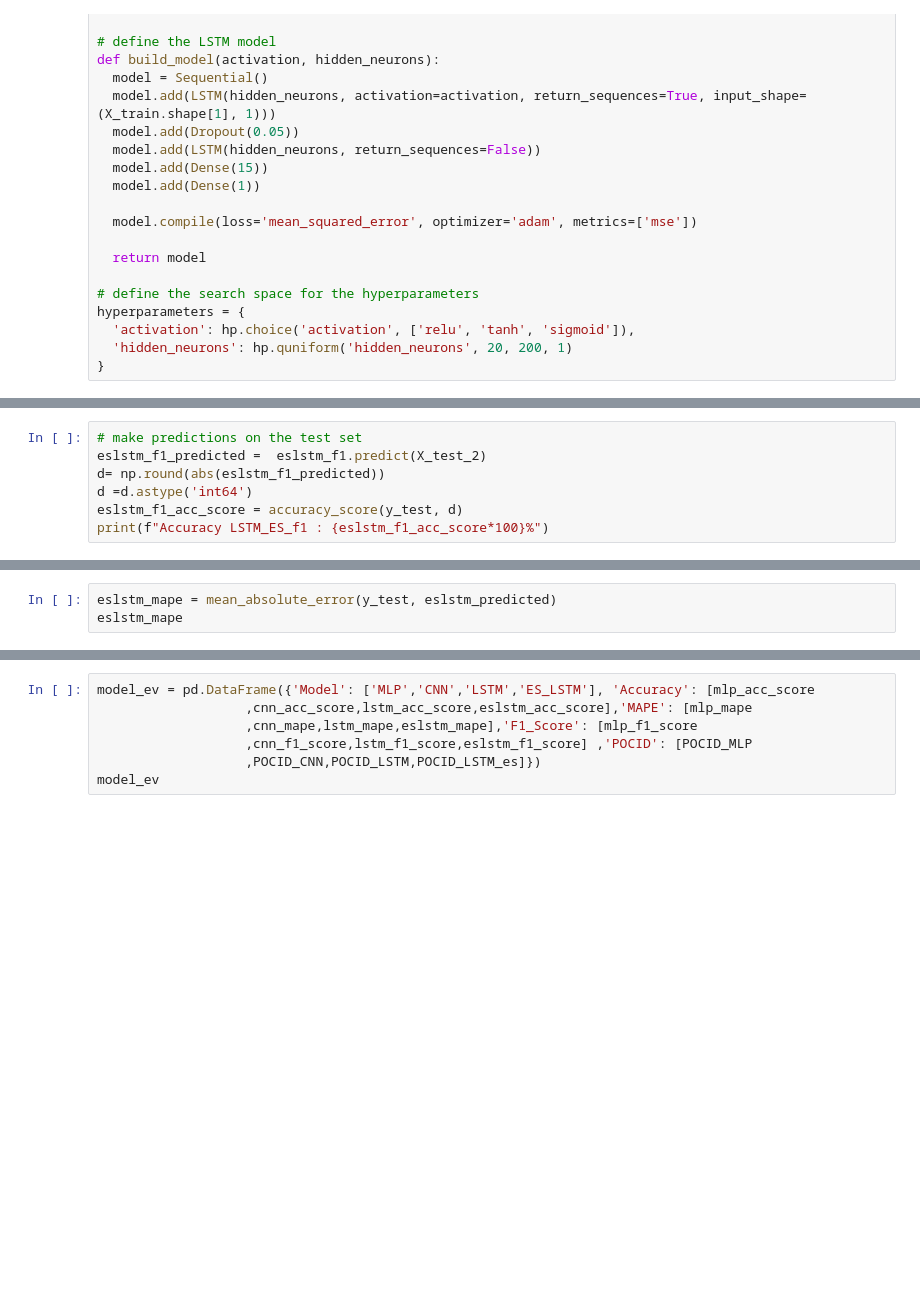
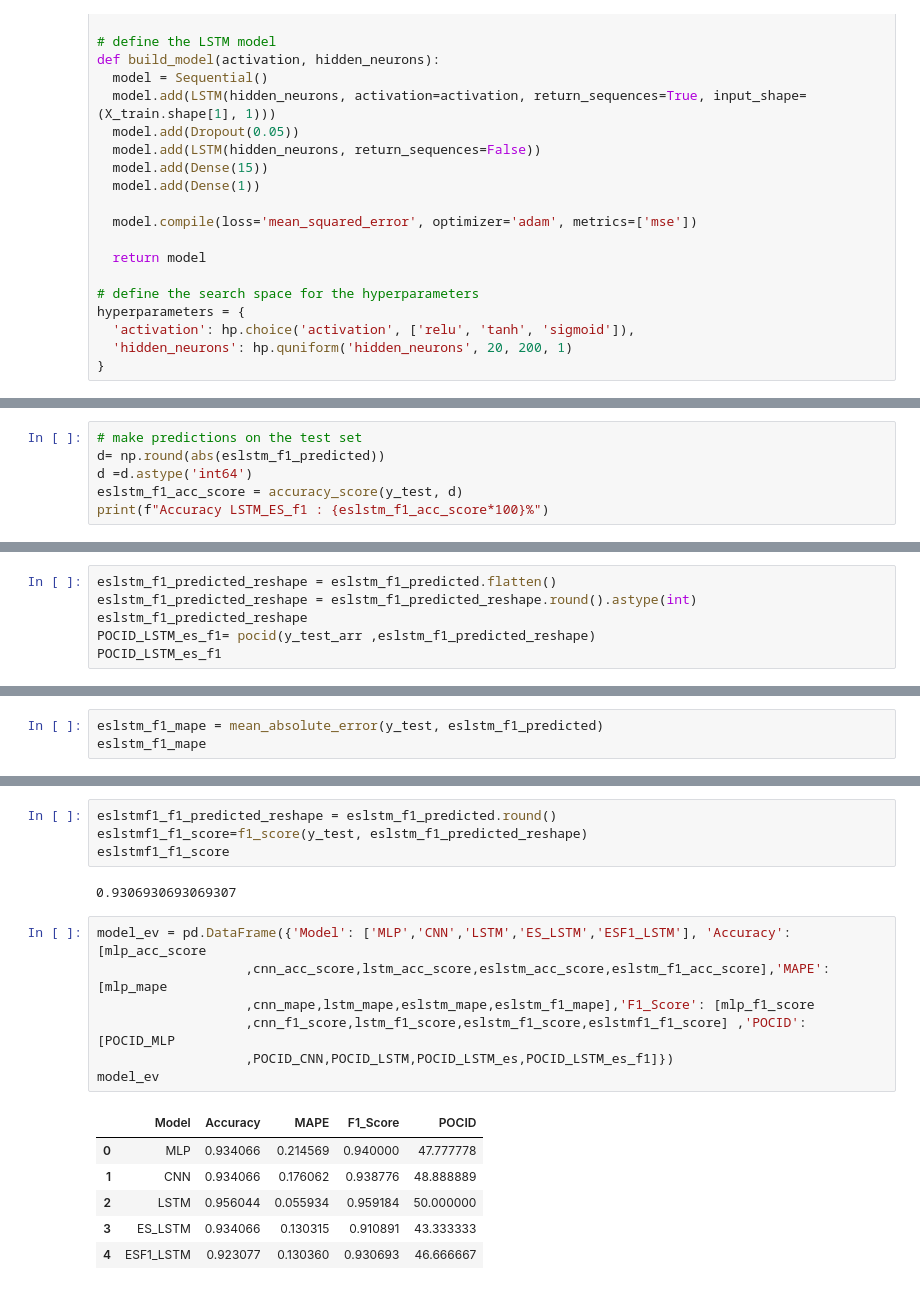
Before and after one commit to KostasKof/DL_test, a Jupyter notebook: Heart Disease - Evolution.ipynb, the cells around one changed output, grey strips where cells are left out. Saved outputs shown, nothing was run; the diff lists cells and outputs as text; blank space fills up the shorter version.

```diff
--- a/Heart Disease - Evolution.ipynb
+++ b/Heart Disease - Evolution.ipynb
@@ -667,6 +705,5 @@ Accuracy LSTM_ES : 96.7032967032967%
 # %%
 # make predictions on the test set
-eslstm_f1_predicted =  eslstm_f1.predict(X_test_2)
 d= np.round(abs(eslstm_f1_predicted))
 d =d.astype('int64')
 eslstm_f1_acc_score = accuracy_score(y_test, d)
@@ -681,0 +721,6 @@ POCID_LSTM_es
+# %%
+eslstm_f1_predicted_reshape = eslstm_f1_predicted.flatten()
+eslstm_f1_predicted_reshape = eslstm_f1_predicted_reshape.round().astype(int)
+eslstm_f1_predicted_reshape
+POCID_LSTM_es_f1= pocid(y_test_arr ,eslstm_f1_predicted_reshape)
+POCID_LSTM_es_f1
@@ -682,3 +729,3 @@ POCID_LSTM_es
 # %%
-eslstm_mape = mean_absolute_error(y_test, eslstm_predicted)
-eslstm_mape
+eslstm_f1_mape = mean_absolute_error(y_test, eslstm_f1_predicted)
+eslstm_f1_mape
@@ -689,7 +745,20 @@ eslstm_f1_score
+# %%
+eslstmf1_f1_predicted_reshape = eslstm_f1_predicted.round()
+eslstmf1_f1_score=f1_score(y_test, eslstm_f1_predicted_reshape)
+eslstmf1_f1_score
+# %% [output]
+0.9306930693069307
 # %%
-model_ev = pd.DataFrame({'Model': ['MLP','CNN','LSTM','ES_LSTM'], 'Accuracy': [mlp_acc_score
-                   ,cnn_acc_score,lstm_acc_score,eslstm_acc_score],'MAPE': [mlp_mape
-                   ,cnn_mape,lstm_mape,eslstm_mape],'F1_Score': [mlp_f1_score
-                   ,cnn_f1_score,lstm_f1_score,eslstm_f1_score] ,'POCID': [POCID_MLP
-                   ,POCID_CNN,POCID_LSTM,POCID_LSTM_es]})
+model_ev = pd.DataFrame({'Model': ['MLP','CNN','LSTM','ES_LSTM','ESF1_LSTM'], 'Accuracy': [mlp_acc_score
+                   ,cnn_acc_score,lstm_acc_score,eslstm_acc_score,eslstm_f1_acc_score],'MAPE': [mlp_mape
+                   ,cnn_mape,lstm_mape,eslstm_mape,eslstm_f1_mape],'F1_Score': [mlp_f1_score
+                   ,cnn_f1_score,lstm_f1_score,eslstm_f1_score,eslstmf1_f1_score] ,'POCID': [POCID_MLP
+                   ,POCID_CNN,POCID_LSTM,POCID_LSTM_es,POCID_LSTM_es_f1]})
 model_ev
+# %% [output]
+|  | Model | Accuracy | MAPE | F1_Score | POCID |
+| 0 | MLP | 0.934066 | 0.214569 | 0.940000 | 47.777778 |
+| 1 | CNN | 0.934066 | 0.176062 | 0.938776 | 48.888889 |
+| 2 | LSTM | 0.956044 | 0.055934 | 0.959184 | 50.000000 |
+| 3 | ES_LSTM | 0.934066 | 0.130315 | 0.910891 | 43.333333 |
+| 4 | ESF1_LSTM | 0.923077 | 0.130360 | 0.930693 | 46.666667 |
```
Also changed, not shown: parts of 27 cells of this notebook.
